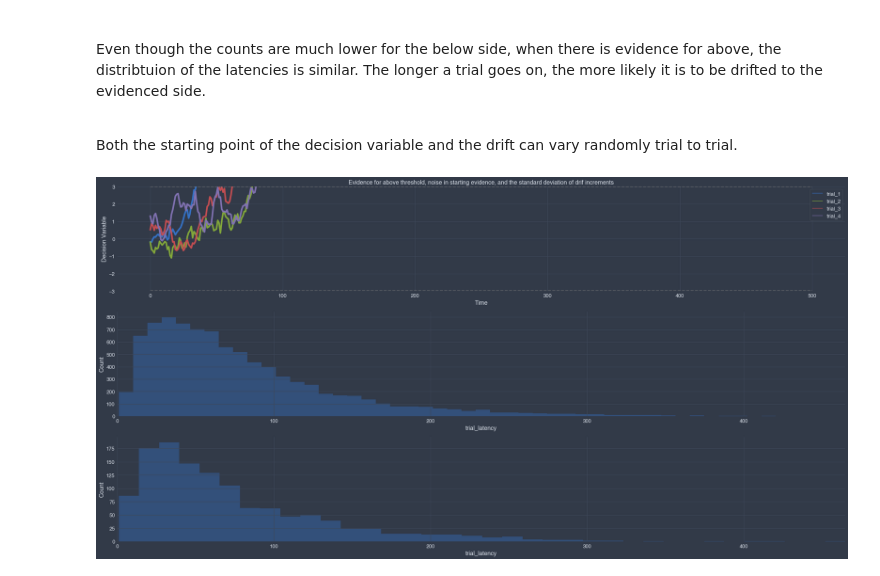
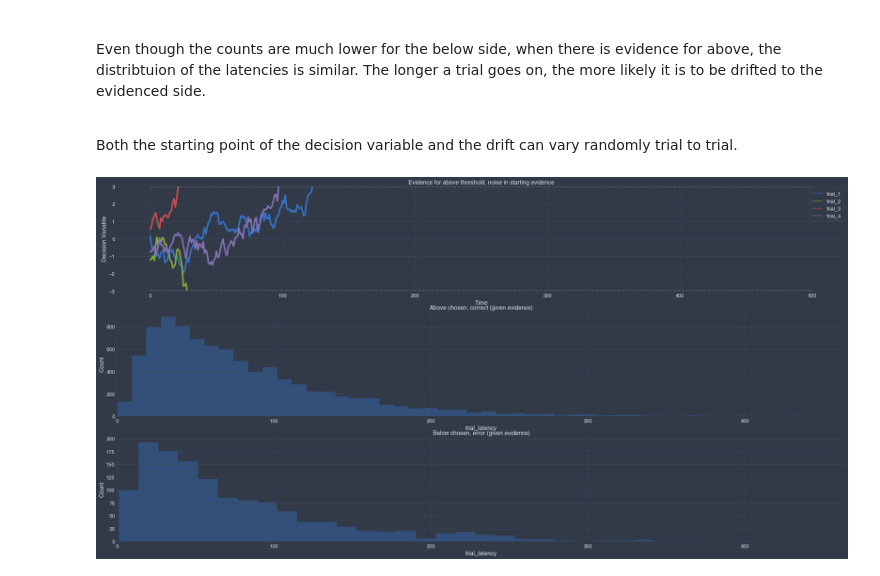
Before and after one commit to Benorli/CMCB, a Jupyter notebook: Notebooks/CMCB_From_Words_to_Models.ipynb, the cells around one changed output. Saved outputs shown, nothing was run; the diff lists cells and outputs as text; code cells hidden in the pictures.

Commit message:
Update plotting function for both dv and latency distribution

```diff
--- a/Notebooks/CMCB_From_Words_to_Models.ipynb
+++ b/Notebooks/CMCB_From_Words_to_Models.ipynb
@@ -404,47 +404,95 @@ def gen_drift_with_noise(evidence, sd_rw, nreps, nsamples, start_noise, evidence
     acc_drift = drift_incr.cumsum(axis=1)
     return acc_drift
 
 start_noise = 0.8
-evidence_noise = 0.03
+evidence_noise = 0
 
-noisy_drift = gen_drift_with_noise(evidence,
-                                   sd_rw,
-                                   nreps,
-                                   nsamples,
-                                   start_noise,
-                                   evidence_noise)
-df_dv_above_noisy, df_trials_above_noisy = random_walk(nreps,
-                                                       threshold,
-                                                       noisy_drift)
+noisy_start_drift = gen_drift_with_noise(evidence,
+                                         sd_rw,
+                                         nreps,
+                                         nsamples,
+                                         start_noise,
+                                         evidence_noise)
+df_dv_above_noisy_start, df_trials_above_noisy_start = random_walk(nreps,
+                                                                   threshold,
+                                                                   noisy_start_drift)
+start_noise = 0
+evidence_noise = 0.05
+
+noisy_evidence_drift = gen_drift_with_noise(evidence,
+                                            sd_rw,
+                                            nreps,
+                                            nsamples,
+                                            start_noise,
+                                            evidence_noise)
+df_dv_above_noisy_evidence, df_trials_above_noisy_evidence = random_walk(nreps,
+                                                                         threshold,
+                                                                         noisy_evidence_drift)
+
+plt.figure()
 
 plt.subplot(3, 1, 1)
 plt.xlabel('Time')
 plt.ylabel('Decision Variable')
-plt.title('Evidence for above threshold, noise in starting evidence, and the standard deviation of drif increments')
+plt.title('Evidence for above threshold, noise in starting evidence')
 plt.ylim(-3,3)
-sns.lineplot(data=df_dv_above_noisy.iloc[:, 0:4],
+sns.lineplot(data=df_dv_above_noisy_start.iloc[:, 0:4],
              dashes=False,
              linewidth=4);
 plt.plot([0, nsamples], [3, 3],
          linestyle='--',
          linewidth=2,
          c='grey');
 plt.plot([0, nsamples], [-3, -3],
          linestyle='--',
          linewidth=2,
          c='grey');
 
+plt.subplot(3, 1, 2)
+plt.title('Above chosen, correct (given evidence)')
+plt.ylabel('Count')
+sns.distplot(df_trials_above_noisy_start.trial_latency[df_trials_above_noisy_start.trial_response == 1],  # high boundry
+            kde=False);
+plt.xlim(0, max(df_trials_above_noisy_start.trial_latency))
+
+plt.subplot(3, 1, 3)
+plt.title('Below chosen, error (given evidence)')
+plt.ylabel('Count')
+sns.distplot(df_trials_above_noisy_start.trial_latency[df_trials_above_noisy_start.trial_response == -1],  # low boundry
+             kde=False);
+plt.xlim(0, max(df_trials_above_noisy_start.trial_latency));
+
+plt.figure()
+
+plt.subplot(3, 1, 1)
+plt.xlabel('Time')
+plt.ylabel('Decision Variable')
+plt.title('Evidence for above threshold, noise in the standard deviation of drif increments')
+plt.ylim(-3,3)
+sns.lineplot(data=df_dv_above_noisy_evidence.iloc[:, 0:4],
+             dashes=False,
+             linewidth=4);
+plt.plot([0, nsamples], [3, 3],
+         linestyle='--',
+         linewidth=2,
+         c='grey');
+plt.plot([0, nsamples], [-3, -3],
+         linestyle='--',
+         linewidth=2,
+         c='grey');
 
 plt.subplot(3, 1, 2)
+plt.title('Above chosen, correct (given evidence)')
 plt.ylabel('Count')
-sns.distplot(df_trials_above_noisy.trial_latency[df_trials_above_noisy.trial_response == 1],  # high boundry
+sns.distplot(df_trials_above_noisy_evidence.trial_latency[df_trials_above_noisy_evidence.trial_response == 1],  # high boundry
             kde=False);
-plt.xlim(0, max(df_trials_above_noisy.trial_latency))
+plt.xlim(0, max(df_trials_above_noisy_evidence.trial_latency))
 
 plt.subplot(3, 1, 3)
+plt.title('Below chosen, error (given evidence)')
 plt.ylabel('Count')
-sns.distplot(df_trials_above_noisy.trial_latency[df_trials_above_noisy.trial_response == -1],  # low boundry
+sns.distplot(df_trials_above_noisy_evidence.trial_latency[df_trials_above_noisy_evidence.trial_response == -1],  # low boundry
              kde=False);
-plt.xlim(0, max(df_trials_above_noisy.trial_latency));
+plt.xlim(0, max(df_trials_above_noisy_evidence.trial_latency));
 # %% [output]
-[figure, old version]
+[figure, new version]
```
Also changed, not shown: parts of 8 cells of this notebook.
